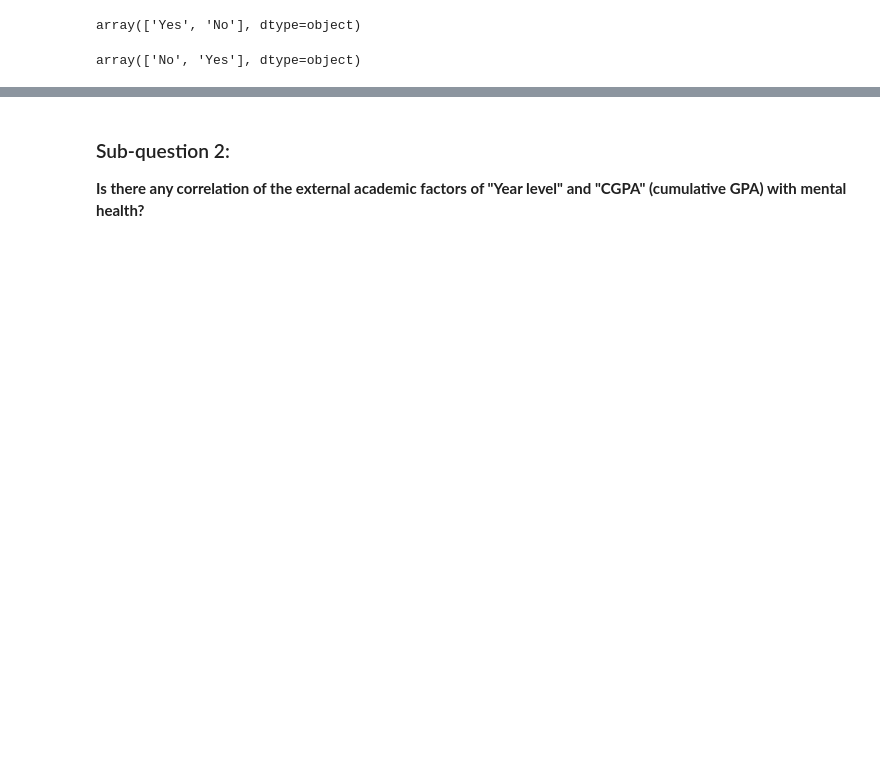
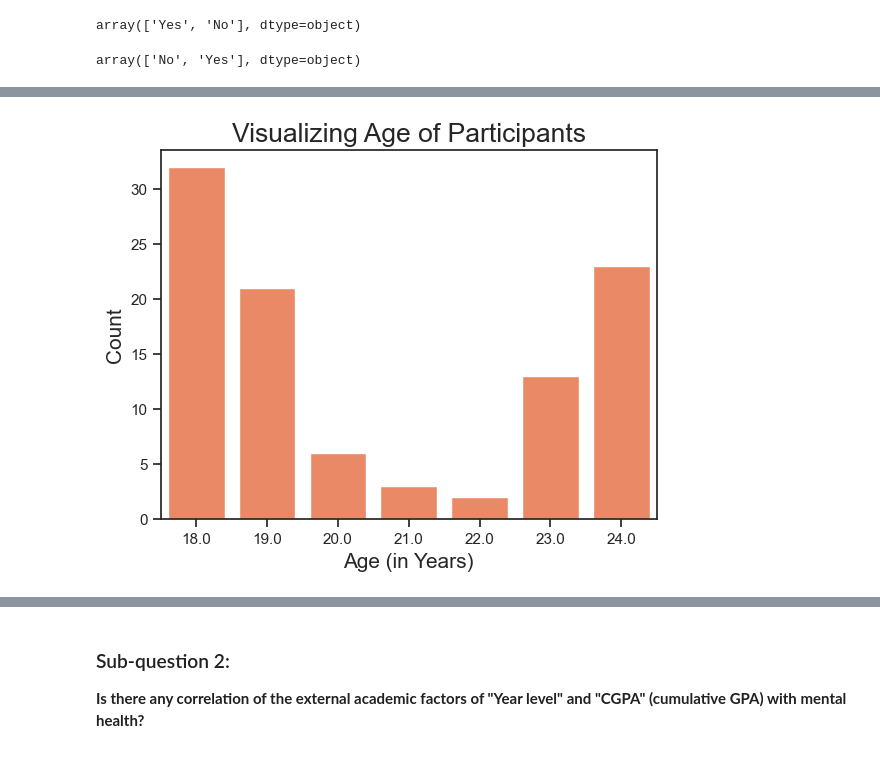
Before and after one commit to ubco-W2022T2-data301/project-group-group12, a Jupyter notebook: analysis/analysisZainab.ipynb, the cells around one changed output, grey strips where cells are left out. Saved outputs shown, nothing was run; the diff lists cells and outputs as text; code cells hidden in the pictures; blank space fills up the shorter version.

Commit message:
Added more to EDA and added a conclusion to my analysis file

```diff
--- a/analysis/analysisZainab.ipynb
+++ b/analysis/analysisZainab.ipynb
@@ -523,0 +528,15 @@ dataset_smh
+# %%
+# I want to visualize the spread of age of the participants in the study:
+
+sns.set(style='ticks')
+plot5=sns.countplot(x='Age', data=dataset_smh, color='coral')
+plot5.set_title('Visualizing Age of Participants', fontsize=19)
+plot5.set_xlabel('Age (in Years)', fontsize=15)
+plot5.set_ylabel('Count', fontsize=15)
+
+#exporting the plot to images folder:
+plt.savefig('../images/analysisEDA3graph5.png', bbox_inches="tight")
+
+plt.show()
+# %% [output]
+[figure, added]
```
Also changed, not shown: parts of 9 cells of this notebook, 7 other files.
